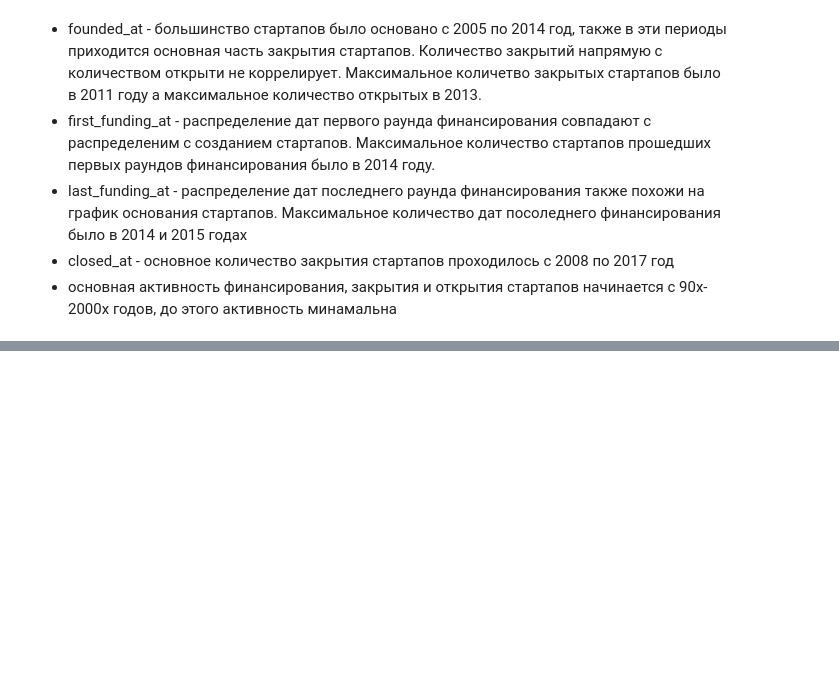
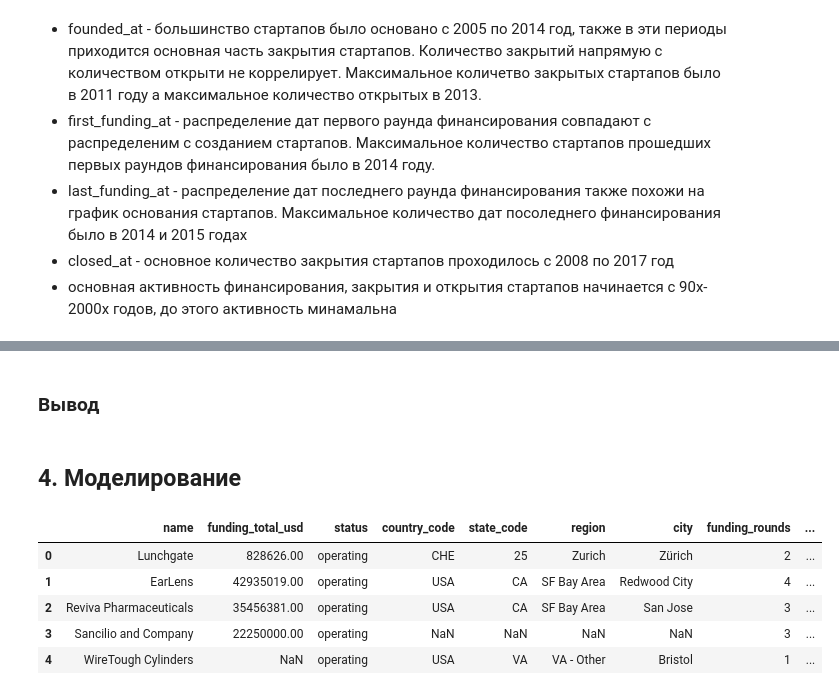
Before and after one commit to onejetpilot/start_up, a Jupyter notebook: start_up_pred.ipynb, the cells around one changed output, grey strips where cells are left out. Saved outputs shown, nothing was run; the diff lists cells and outputs as text; code cells hidden in the pictures; blank space fills up the shorter version.

```diff
--- a/start_up_pred.ipynb
+++ b/start_up_pred.ipynb
@@ -941,0 +728,21 @@ for col in date_num:
+# %% [markdown]
+### Вывод
+# %% [markdown]
+## 4. Моделирование
+# %%
+# Удаляем лишние колонки
+train = train.drop(columns=['category_list',
+                            'first_funding_at',
+                            'last_funding_at',
+                            'last_funding_at_year',
+                            'last_funding_at_month',
+                            'last_funding_at_day'])
+# %%
+train.head()
+# %% [output]
+|  | name | funding_total_usd | status | country_code | state_code | region | city | funding_rounds | ... |
+| 0 | Lunchgate | 828626.00 | operating | CHE | 25 | Zurich | Zürich | 2 | ... |
+| 1 | EarLens | 42935019.00 | operating | USA | CA | SF Bay Area | Redwood City | 4 | ... |
+| 2 | Reviva Pharmaceuticals | 35456381.00 | operating | USA | CA | SF Bay Area | San Jose | 3 | ... |
+| 3 | Sancilio and Company | 22250000.00 | operating | NaN | NaN | NaN | NaN | 3 | ... |
+| 4 | WireTough Cylinders | NaN | operating | USA | VA | VA - Other | Bristol | 1 | ... |
```
Also changed, not shown: parts of 128 cells of this notebook.
